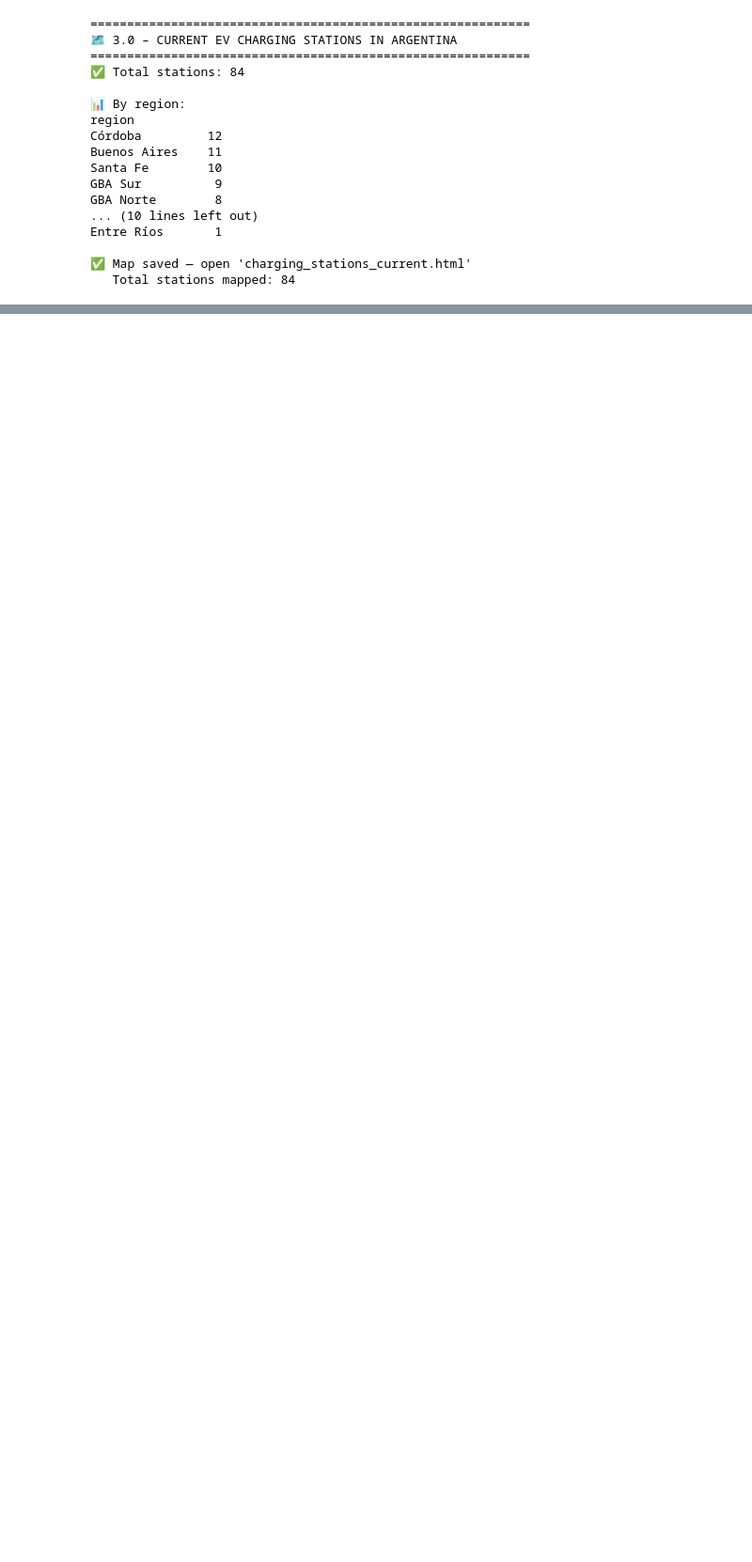
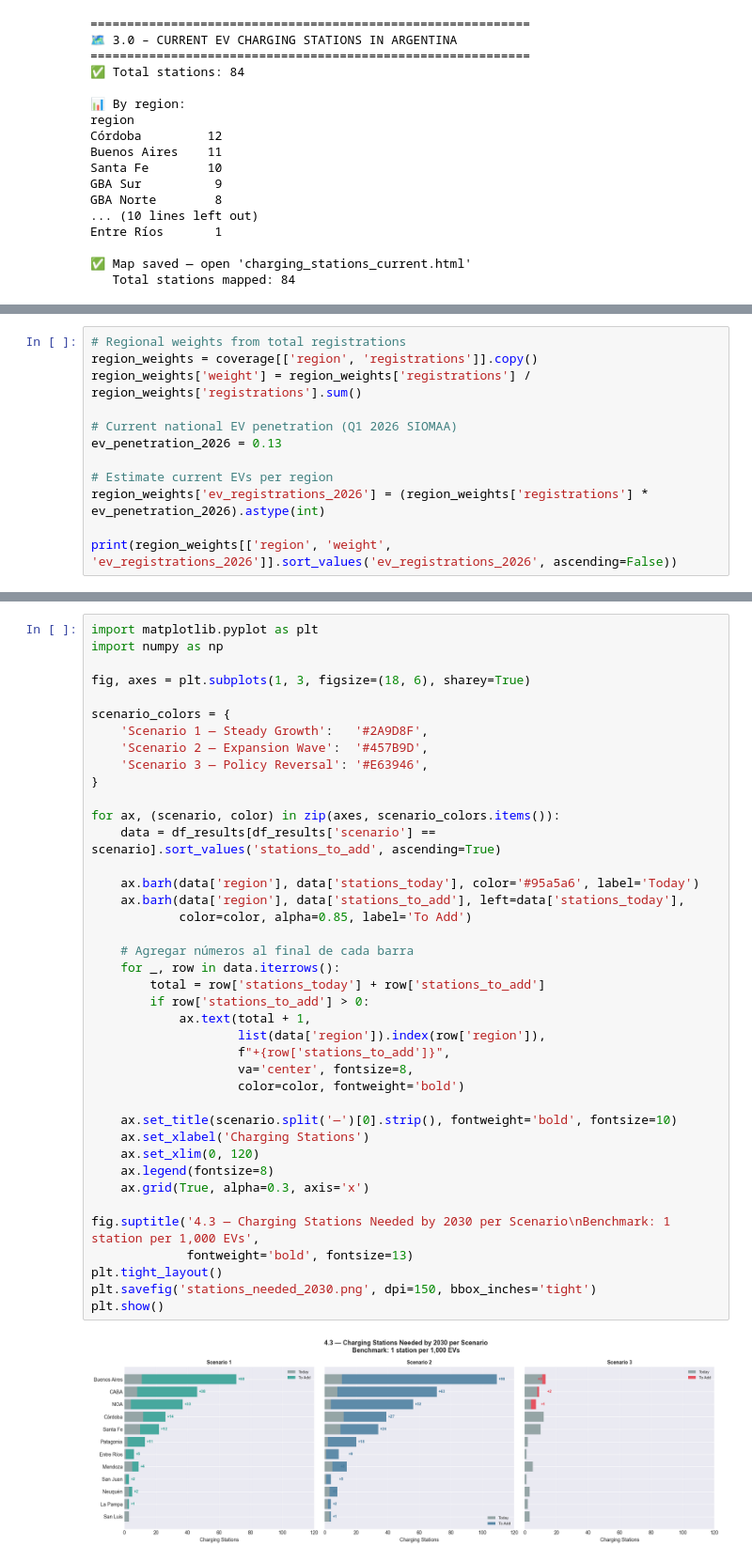
Before and after one commit to dieeacosta/ev-market-argentina-2030, a Jupyter notebook: ev-market-argentina-2030.ipynb, the cells around one changed output, grey strips where cells are left out. Shown at 94% size. Drawn from its saved outputs; the diff is of its cells as text; blank space fills up the shorter version.

```diff
--- a/ev-market-argentina-2030.ipynb
+++ b/ev-market-argentina-2030.ipynb
@@ -1323,0 +1521,12 @@ print("✅ Shapefile downloaded")
+# %%
+# Regional weights from total registrations
+region_weights = coverage[['region', 'registrations']].copy()
+region_weights['weight'] = region_weights['registrations'] / region_weights['registrations'].sum()
+
+# Current national EV penetration (Q1 2026 SIOMAA)
+ev_penetration_2026 = 0.13
+
+# Estimate current EVs per region
+region_weights['ev_registrations_2026'] = (region_weights['registrations'] * ev_penetration_2026).astype(int)
+
+print(region_weights[['region', 'weight', 'ev_registrations_2026']].sort_values('ev_registrations_2026', ascending=False))
@@ -1323,0 +1595,42 @@ print("✅ Shapefile downloaded")
+# %%
+import matplotlib.pyplot as plt
+import numpy as np
+
+fig, axes = plt.subplots(1, 3, figsize=(18, 6), sharey=True)
+
+scenario_colors = {
+    'Scenario 1 — Steady Growth':   '#2A9D8F',
+    'Scenario 2 — Expansion Wave':  '#457B9D',
+    'Scenario 3 — Policy Reversal': '#E63946',
+}
+
+for ax, (scenario, color) in zip(axes, scenario_colors.items()):
+    data = df_results[df_results['scenario'] == scenario].sort_values('stations_to_add', ascending=True)
+
+    ax.barh(data['region'], data['stations_today'], color='#95a5a6', label='Today')
+    ax.barh(data['region'], data['stations_to_add'], left=data['stations_today'],
+            color=color, alpha=0.85, label='To Add')
+
+    # Agregar números al final de cada barra
+    for _, row in data.iterrows():
+        total = row['stations_today'] + row['stations_to_add']
+        if row['stations_to_add'] > 0:
+            ax.text(total + 1,
+                    list(data['region']).index(row['region']),
+                    f"+{row['stations_to_add']}",
+                    va='center', fontsize=8,
+                    color=color, fontweight='bold')
+
+    ax.set_title(scenario.split('—')[0].strip(), fontweight='bold', fontsize=10)
+    ax.set_xlabel('Charging Stations')
+    ax.set_xlim(0, 120)
+    ax.legend(fontsize=8)
+    ax.grid(True, alpha=0.3, axis='x')
+
+fig.suptitle('4.3 — Charging Stations Needed by 2030 per Scenario\nBenchmark: 1 station per 1,000 EVs',
+             fontweight='bold', fontsize=13)
+plt.tight_layout()
+plt.savefig('stations_needed_2030.png', dpi=150, bbox_inches='tight')
+plt.show()
+# %% [output]
+[figure, added]
```
Also changed, not shown: parts of 13 cells of this notebook, 3 other files.
